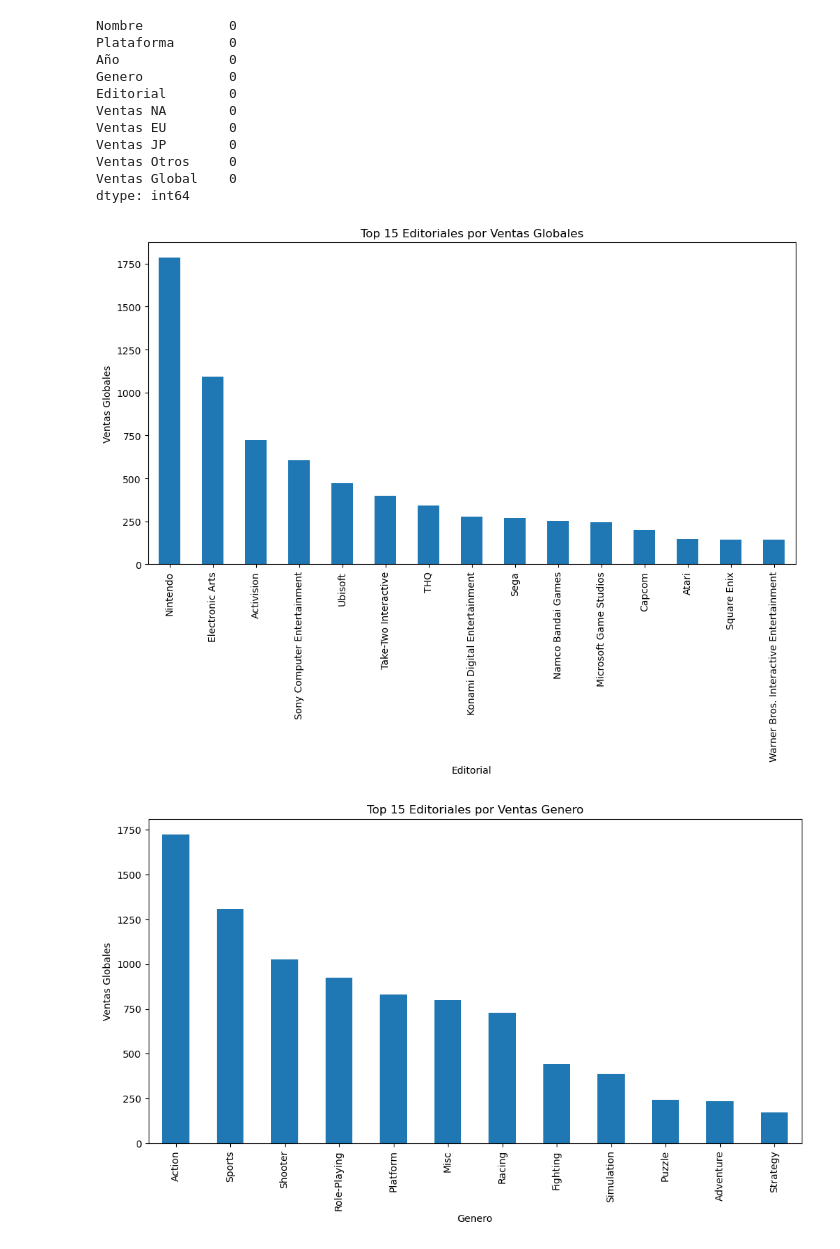
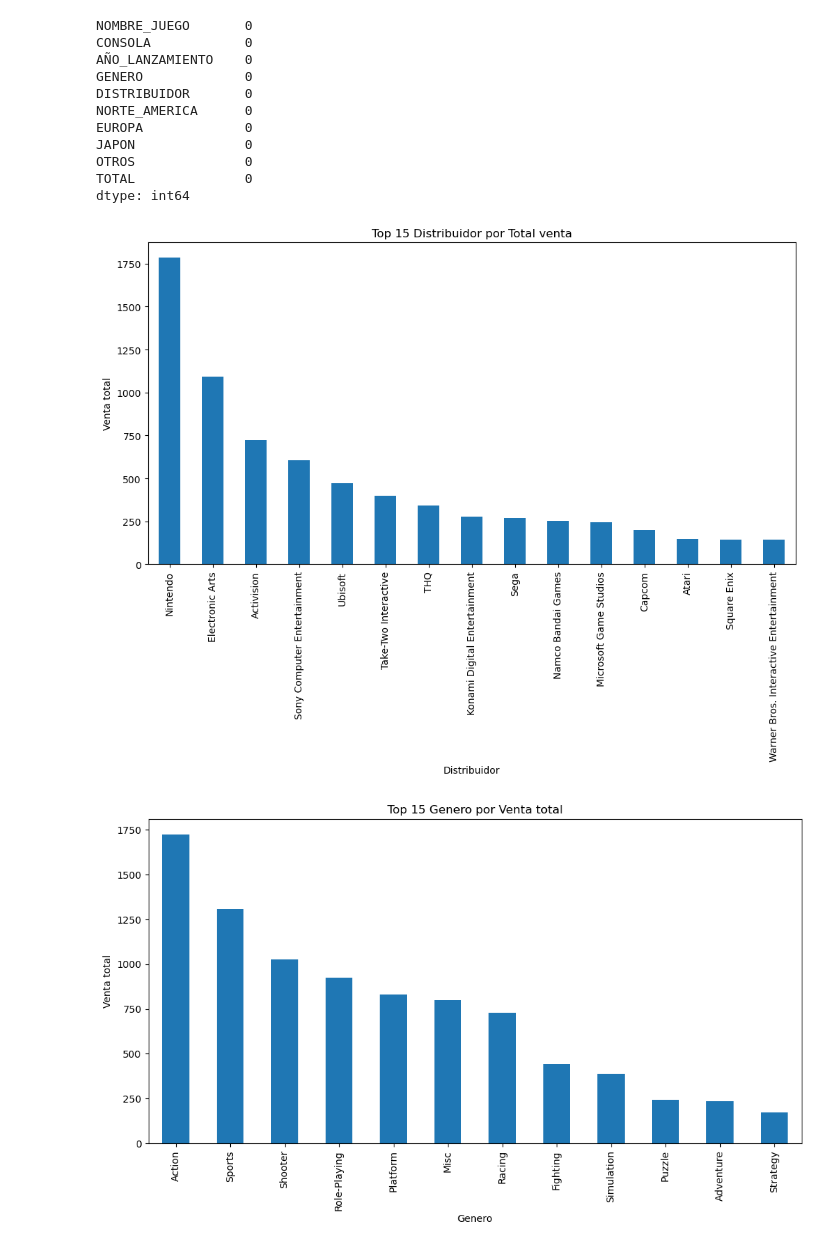
Before and after one commit to AnelimT/Compensar, a Jupyter notebook: procesamiento_data.ipynb, the cells around one changed output. Cells and saved outputs as stored; diff of their text form; code cells hidden in the pictures.

```diff
--- a/procesamiento_data.ipynb
+++ b/procesamiento_data.ipynb
@@ -6,11 +6,17 @@ ruta_df = r"D:\DANI LAPTOP\Documentos\Setting\OneDrive - Ucompensar\esp files\Se
 # Carga el archivo Excel en un DataFrame de pandas
 df_ventas = pd.read_excel(ruta_df)
 
-df_ventas['Nombre'] = df_ventas['Nombre'].astype(str)
-df_ventas['Plataforma'] = df_ventas['Plataforma'].astype(str)
-df_ventas['Año'] = df_ventas['Año'].astype(str)
-df_ventas['Genero'] = df_ventas['Genero'].astype(str)
-df_ventas['Editorial'] = df_ventas['Editorial'].astype(str)
+#crear lista con nuevos nombres de columnas y asignar la lista como nombre de columnas del dataframe cargado
+nuevos_nombres = ['NOMBRE_JUEGO', 'CONSOLA', 'AÑO_LANZAMIENTO', 'GENERO', 'DISTRIBUIDOR', 'NORTE_AMERICA', 'EUROPA', 'JAPON', 'OTROS', 'TOTAL']
+df_ventas.columns = nuevos_nombres
+
+
+#seleccionar columnas del dataframe y guardarlas como tipo de dato str
+df_ventas['NOMBRE_JUEGO'] = df_ventas['NOMBRE_JUEGO'].astype(str)
+df_ventas['CONSOLA'] = df_ventas['CONSOLA'].astype(str)
+df_ventas['AÑO_LANZAMIENTO'] = df_ventas['AÑO_LANZAMIENTO'].astype(str)
+df_ventas['GENERO'] = df_ventas['GENERO'].astype(str)
+df_ventas['DISTRIBUIDOR'] = df_ventas['DISTRIBUIDOR'].astype(str)
 #df_ventas = df_ventas.drop('Ventas Global', axis=1)
 # %%
 df_ventas
@@ -155,48 +161,48 @@ datos_faltantes = df_ventas.isna().sum()
 # %%
 datos_faltantes
 # %% [output]
-Nombre           0
-Plataforma       0
-Año              0
-Genero           0
-Editorial        0
-Ventas NA        0
-Ventas EU        0
-Ventas JP        0
-Ventas Otros     0
-Ventas Global    0
+NOMBRE_JUEGO       0
+CONSOLA            0
+AÑO_LANZAMIENTO    0
+GENERO             0
+DISTRIBUIDOR       0
+NORTE_AMERICA      0
+EUROPA             0
+JAPON              0
+OTROS              0
+TOTAL              0
 dtype: int64
 # %%
 # Agrupar por la columna "Editorial" y sumar las ventas globales
-ventas_por_editorial = df_ventas.groupby('Editorial')['Ventas Global'].sum()
+ventas_por_editorial = df_ventas.groupby('DISTRIBUIDOR')['TOTAL'].sum()
 
 # Ordenar en orden descendente y seleccionar las 20 primeras
 top_15_editoriales = ventas_por_editorial.sort_values(ascending=False).head(15)
 
 # Crear el gráfico de barras
 top_15_editoriales.plot(kind='bar', figsize=(12, 6))
-plt.title('Top 15 Editoriales por Ventas Globales')
-plt.xlabel('Editorial')
-plt.ylabel('Ventas Globales')
+plt.title('Top 15 Distribuidor por Total venta')
+plt.xlabel('Distribuidor')
+plt.ylabel('Venta total')
 plt.xticks(rotation=90)
 
 plt.show()
 # %% [output]
-[figure, old version]
+[figure, new version]
 # %%
 # Agrupar por la columna "Editorial" y sumar las ventas globales
-ventas_por_genero = df_ventas.groupby('Genero')['Ventas Global'].sum()
+ventas_por_genero = df_ventas.groupby('GENERO')['TOTAL'].sum()
 
 # Ordenar en orden descendente y seleccionar las 20 primeras
 top_15_genero = ventas_por_genero.sort_values(ascending=False).head(15)
 
 # Crear el gráfico de barras
 top_15_genero.plot(kind='bar', figsize=(12, 6))
-plt.title('Top 15 Editoriales por Ventas Genero')
+plt.title('Top 15 Genero por Venta total')
 plt.xlabel('Genero')
-plt.ylabel('Ventas Globales')
+plt.ylabel('Venta total')
 plt.xticks(rotation=90)
 
 plt.show()
 # %% [output]
-[figure, old version]
+[figure, new version]
```
Also changed, not shown: parts of 13 cells of this notebook.
